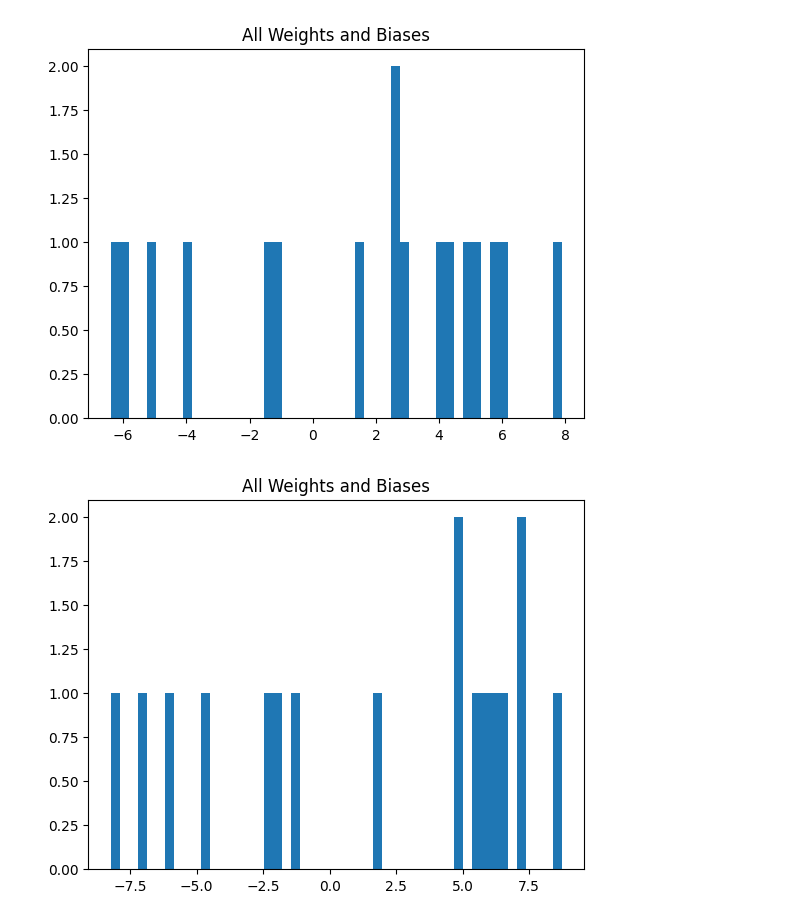
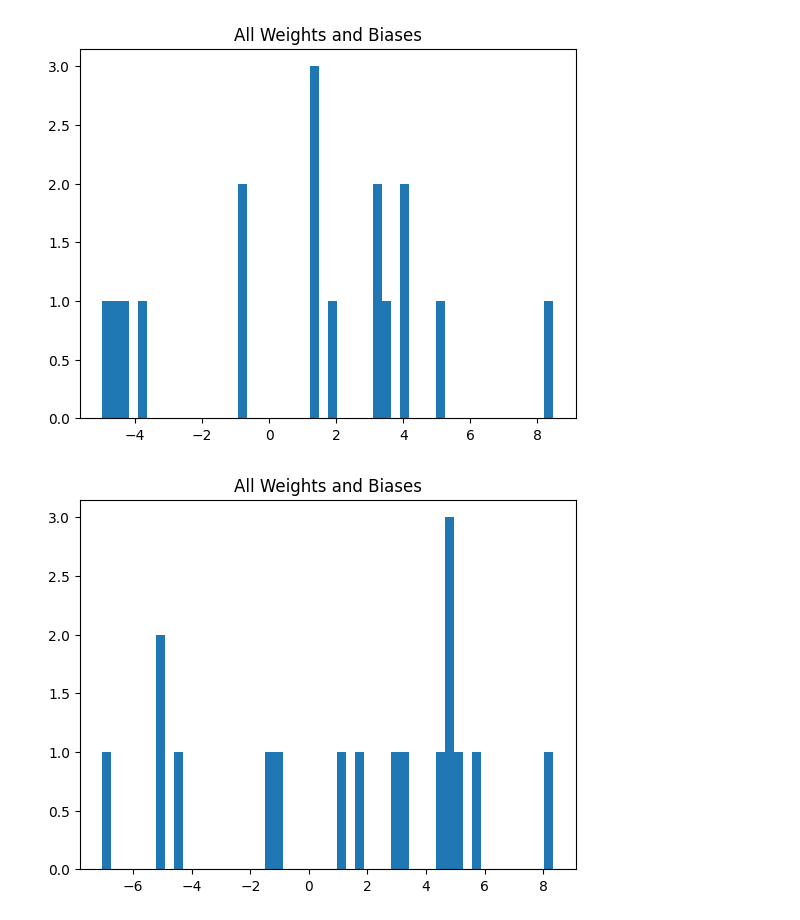
Before and after one commit to EthanWTL/Theory-2, a Jupyter notebook: MLvsLR.ipynb, the cells around one changed output. Drawn from its saved outputs; the diff is of its cells as text; code cells hidden in the pictures.

```diff
--- a/MLvsLR.ipynb
+++ b/MLvsLR.ipynb
@@ -68,35 +68,35 @@ class NeuralNetwork:
         ])
 
         plt.hist(weights_and_biases, bins=50)
         plt.title('All Weights and Biases')
         plt.show()
 
 nn = NeuralNetwork(5, 2, 1, 1)
 
 df = pd.read_csv('dividendinfo.csv')
 X = df[['fcfps', 'earnings_growth', 'de', 'mcap', 'current_ratio']]
 Y = df['dividend']
 
 #normalize X by column
 X_norm = (X - X.min()) / (X.max() - X.min())
 
 inputs = np.array(X_norm)
 labels = np.array([[i] for i in np.array(Y)])
 
 learning_rate = 0.1
 np.random.seed(42)
 
 for i in range(1000):
     indices = np.random.choice(len(inputs), size=80, replace=False)
     selected_inputs = inputs[indices]
     selected_labels = labels[indices]
 
-    nn.train(inputs, labels, learning_rate)
+    nn.train(selected_inputs, selected_labels, learning_rate)
 
 #print(nn.forward_pass(inputs))
 nn.plot_weights_and_biases()
 # %% [output]
-[figure, old version]
+[figure, new version]
 # %%
 
 for i in range(1000):
@@ -104,9 +104,9 @@ for i in range(1000):
     selected_inputs = inputs[indices]
     selected_labels = labels[indices]
 
-    nn.train(inputs, labels, learning_rate)
+    nn.train(selected_inputs, selected_labels, learning_rate)
 
 #print(nn.forward_pass(inputs))
 nn.plot_weights_and_biases()
 # %% [output]
-[figure, old version]
+[figure, new version]
```
Also changed, not shown: parts of 5 cells of this notebook.
